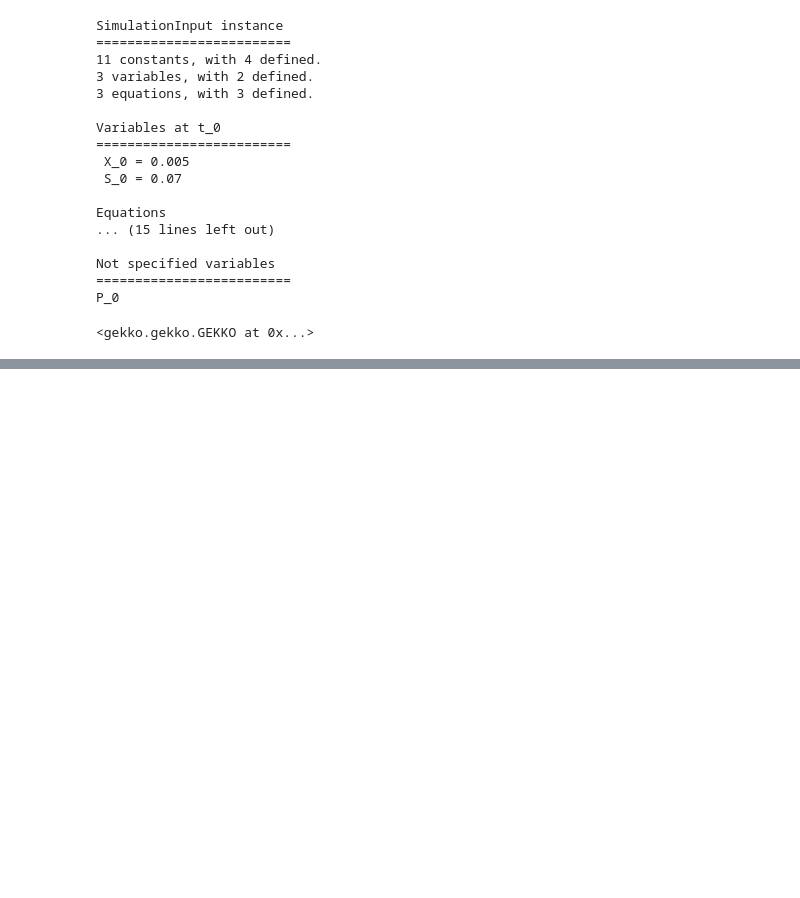
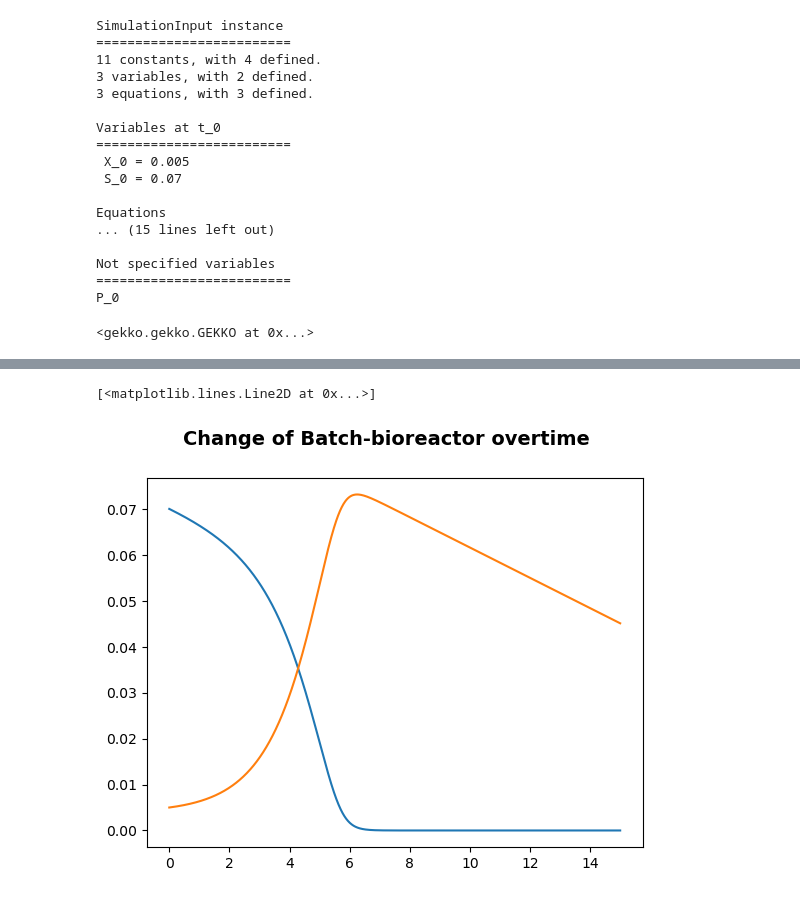
Before and after one commit to Bartosz1280/Bioreactor-modeling, a Jupyter notebook: Example workflow.ipynb, the cells around one changed output, grey strips where cells are left out. Saved outputs shown, nothing was run; the diff lists cells and outputs as text; code cells hidden in the pictures; blank space fills up the shorter version.

```diff
--- a/Example workflow.ipynb
+++ b/Example workflow.ipynb
@@ -172,0 +159,4 @@ culture.X
+# %%
+sim_input_new = sim_input.copy()
+sim_input_new.constants["mu_max"] = 1
+print(sim_input_new)
@@ -172,0 +181,3 @@ culture.X
+# %%
+culture_new = SimpleCulture(time_arr, sim_input_new.get_inputs(), name="Higher mu max")
+culture_new.solve()
@@ -172,0 +202,10 @@ culture.X
+# %%
+fig = plt.figure()
+ax = fig.add_subplot()
+fig.suptitle('Change of Batch-bioreactor overtime', fontsize=14, fontweight='bold')
+#ax.set_title(f'$t_n$={len(self.model.time)}')
+ax.plot(culture_new.model.time, culture_new.S.value,label='S - subtrate')
+ax.plot(culture_new.model.time, culture_new.X.value,label='X - biomass')
+# %% [output]
+[<matplotlib.lines.Line2D at 0x...>]
+[figure, added]
```
Also changed, not shown: parts of 7 cells of this notebook, 2 other files.
